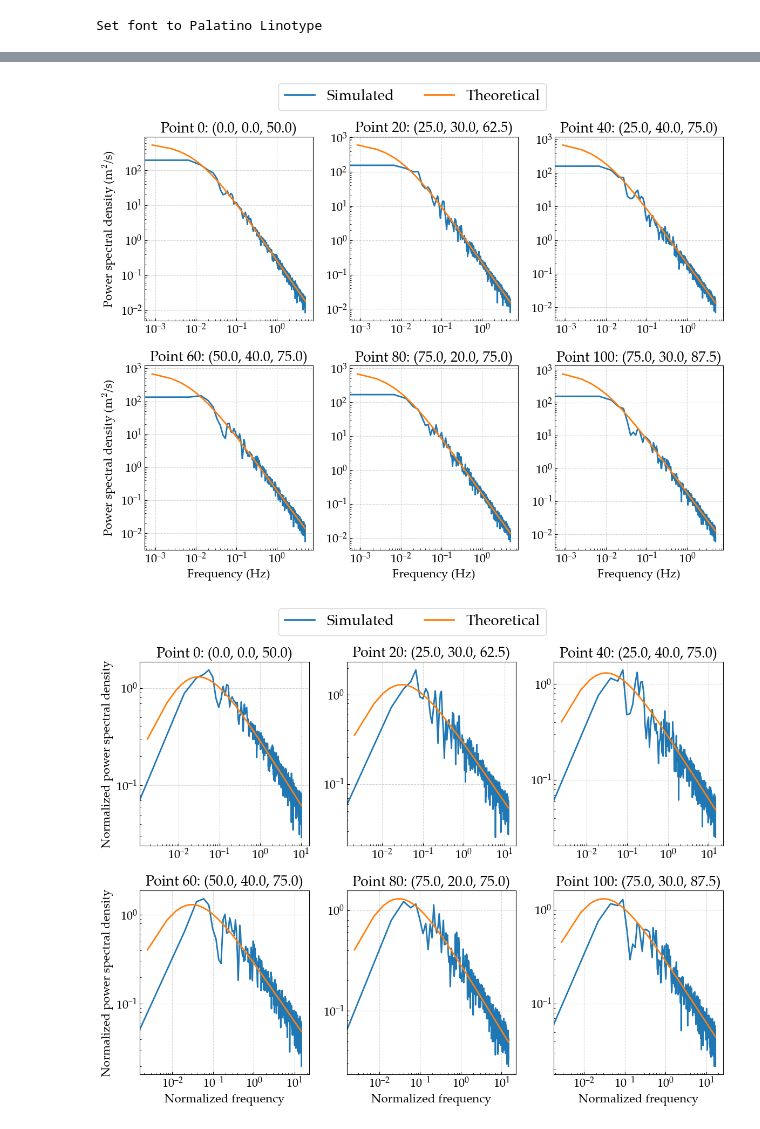
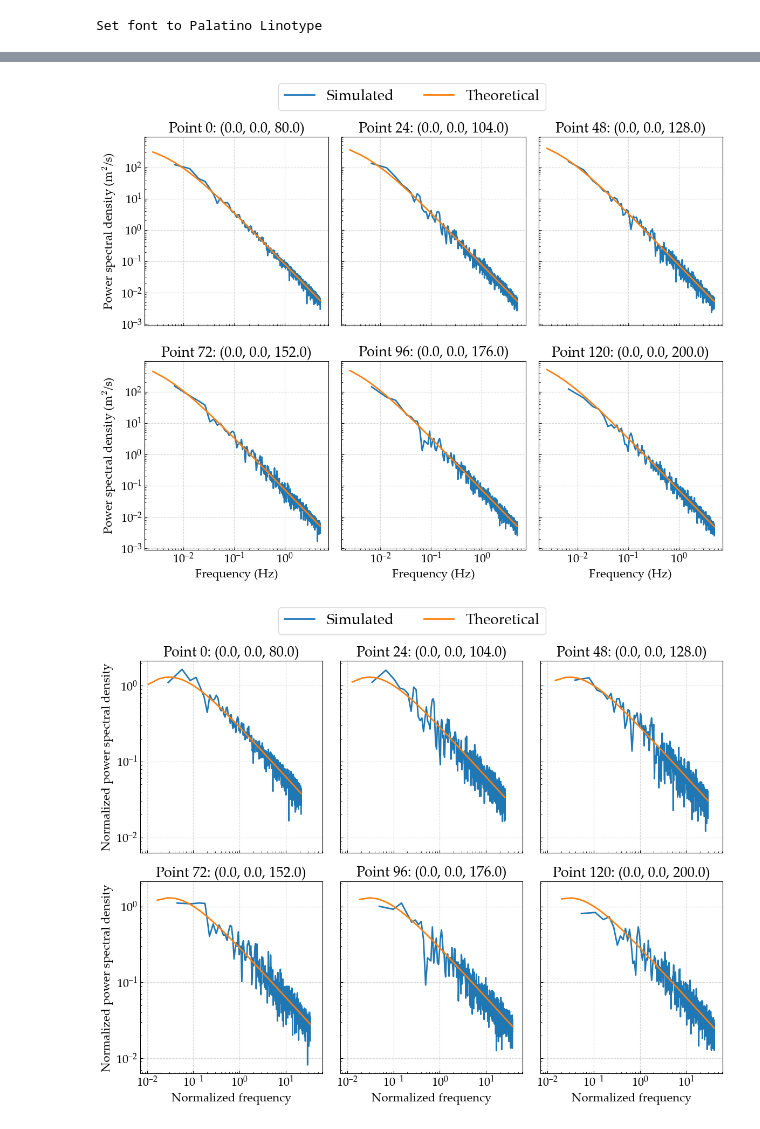
Before and after one commit to NanxiiChen/wind-simulation-GPU, a Jupyter notebook: examples/validate_cross_correlation.ipynb, the cells around one changed output, grey strips where cells are left out. Saved outputs shown, nothing was run; the diff lists cells and outputs as text; code cells hidden in the pictures.

```diff
--- a/examples/validate_cross_correlation.ipynb
+++ b/examples/validate_cross_correlation.ipynb
@@ -103,0 +164,8 @@ for freq_idx, freq in enumerate(frequencies_theory):
+# %%
+from statsmodels.tsa.stattools import adfuller
+p_value_list = []
+for idx, data in enumerate(samples):
+    adf_result = adfuller(data)
+    p_value = adf_result[1]
+    p_value_list.append(p_value)
+p_value_list = np.array(p_value_list)
@@ -103,0 +178,11 @@ for freq_idx, freq in enumerate(frequencies_theory):
+# %%
+import seaborn as sns
+fig, ax = plt.subplots(figsize=(5, 5))
+# sns.set_theme(style="whitegrid")
+sns.violinplot(y=p_value_list, inner=None, color="skyblue", cut=0, ax=ax)
+sns.stripplot(y=p_value_list, color="black", alpha=0.4, jitter=0.1, ax=ax)
+
+ax.set(xlabel="", ylabel="P-value for stationarity test")
+fig.savefig("./img/validate_wind_stationarity.png", dpi=300, bbox_inches='tight')
+fig.savefig("./img/validate_wind_stationarity.pdf", bbox_inches='tight')
+fig.savefig("../wind_simulation_paper/validate_wind_stationarity.pdf", bbox_inches='tight')
@@ -104,7 +191,7 @@ for freq_idx, freq in enumerate(frequencies_theory):
 # %%
-fig, axes = plt.subplots(2, 3, figsize=(12, 9))
+fig, axes = plt.subplots(2, 3, figsize=(12, 9), sharex=True, sharey=True)
 axes = axes.flatten()
-indices = np.arange(0, len(positions), len(positions) // 6)[:6]
+indices = np.arange(0, len(positions)+1, len(positions) // 5)
 for i, idx in enumerate(indices):
     ax = axes[i]
     data = samples[indices[i]]
@@ -115,12 +202,12 @@ for i, idx in enumerate(indices):
         window='hann',
         scaling='density',
     )
-    ax.loglog(frequencies,
-              psd, label="Simulated",
-              color="C0", lw=2)
+    ax.loglog(frequencies[1:],
+              psd[1:], label="Simulated",
+              color="C0", lw=2, )
     ax.loglog(
-        frequencies_theory,
-        S_theory[:, indices[i]],
+        frequencies_theory[1:],
+        S_theory[1:, indices[i]],
         label="Theoretical",
         color="C1",
         lw=2
@@ -140,11 +227,11 @@ fig.savefig("./img/validate_psd.png", dpi=300, bbox_inches='tight')
 fig.savefig("./img/validate_psd.pdf", bbox_inches='tight')
 fig.savefig("../wind_simulation_paper/validate_psd.pdf", bbox_inches='tight')
 # %% [output]
-[figure, old version]
+[figure, new version]
 # %%
-fig, axes = plt.subplots(2, 3, figsize=(12, 9))
+fig, axes = plt.subplots(2, 3, figsize=(12, 9), sharex=True, sharey=True)
 axes = axes.flatten()
-indices = np.arange(0, len(positions), len(positions) // 6)[:6]
+indices = np.arange(0, len(positions)+1, len(positions) // 5)
 for i, idx in enumerate(indices):
     ax = axes[i]
     data = samples[indices[i]]
@@ -153,36 +240,36 @@ for i, idx in enumerate(indices):
         fs = 1.0 / simulator.params["dt"],
         nperseg=1500,
         window='hann',
         scaling='density',
     )
     u_star = u_stars[indices[i]]
     z = positions[indices[i], 2]
     uz = wind_speeds[indices[i]]
-    ax.loglog(frequencies * z / uz,
-              psd*frequencies / u_star**2, label="Simulated",
+    ax.loglog(frequencies[1:] * z / uz,
+              psd[1:] * frequencies[1:] / u_star**2, label="Simulated",
               color="C0", lw=2)
     ax.loglog(
-        frequencies_theory * z / uz,
-        S_theory[:, indices[i]] * frequencies_theory / u_star**2,
+        frequencies_theory[1:] * z / uz,
+        S_theory[1:, indices[i]] * frequencies_theory[1:] / u_star**2,
         label="Theoretical",
         color="C1",
         lw=2
     )
     x, y, z = positions[indices[i]]
     ax.set_title(f"Point {idx}: ({x:.1f}, {y:.1f}, {z:.1f})")
     if i % 3 == 0:
         # ax.set_ylabel("Power Spectral Density (m$^2$/s)")
         ax.set_ylabel("Normalized power spectral density")
     if i >= 3:
         ax.set_xlabel("Normalized frequency")
 
 # customize legend
 lines, labels = axes[0].get_legend_handles_labels()
 fig.legend(lines, labels, loc='lower center', bbox_to_anchor=(0.5, 0.98), ncol=2, fontsize=20)
 fig.tight_layout()
 fig.savefig("./img/validate_psd_norm.png", dpi=300, bbox_inches='tight')
 fig.savefig("./img/validate_psd_norm.pdf", bbox_inches='tight')
 fig.savefig("../wind_simulation_paper/validate_psd_norm.pdf", bbox_inches='tight')
 # %% [output]
-[figure, old version]
+[figure, new version]
 # %%
```
Also changed, not shown: parts of 12 cells of this notebook, 16 other files.
